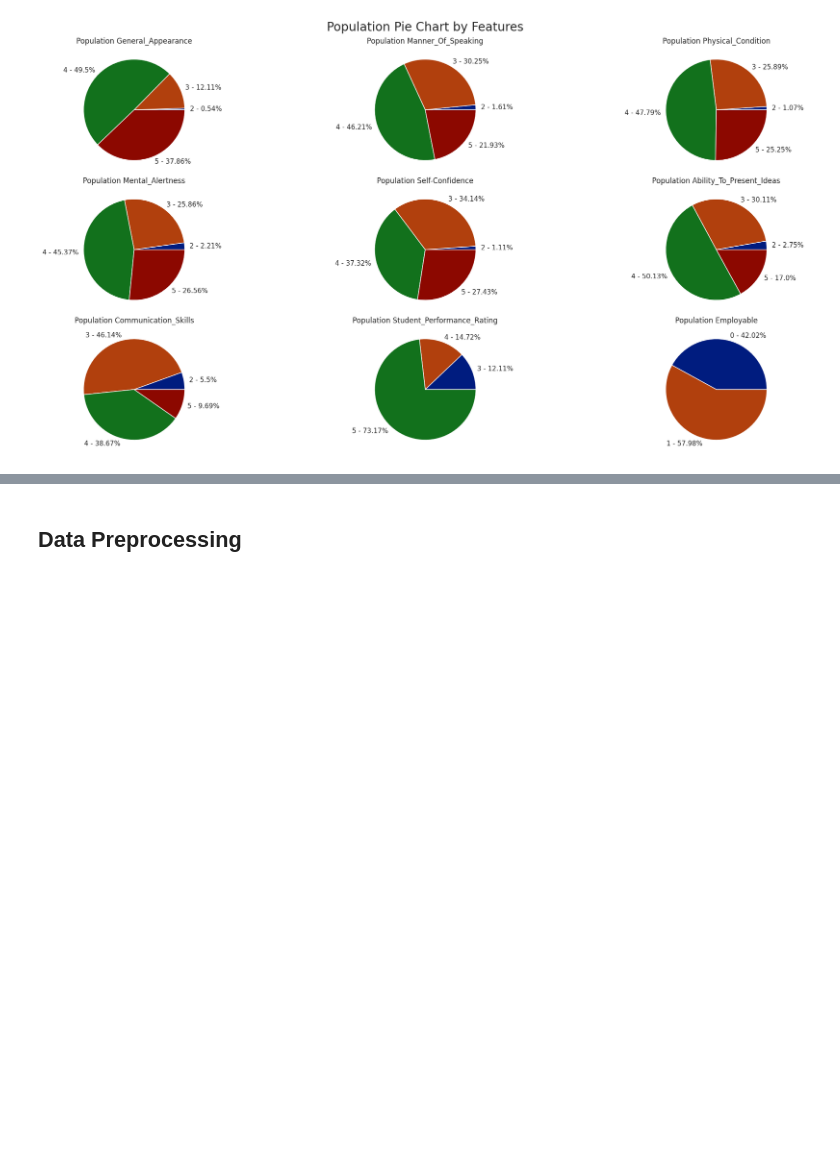
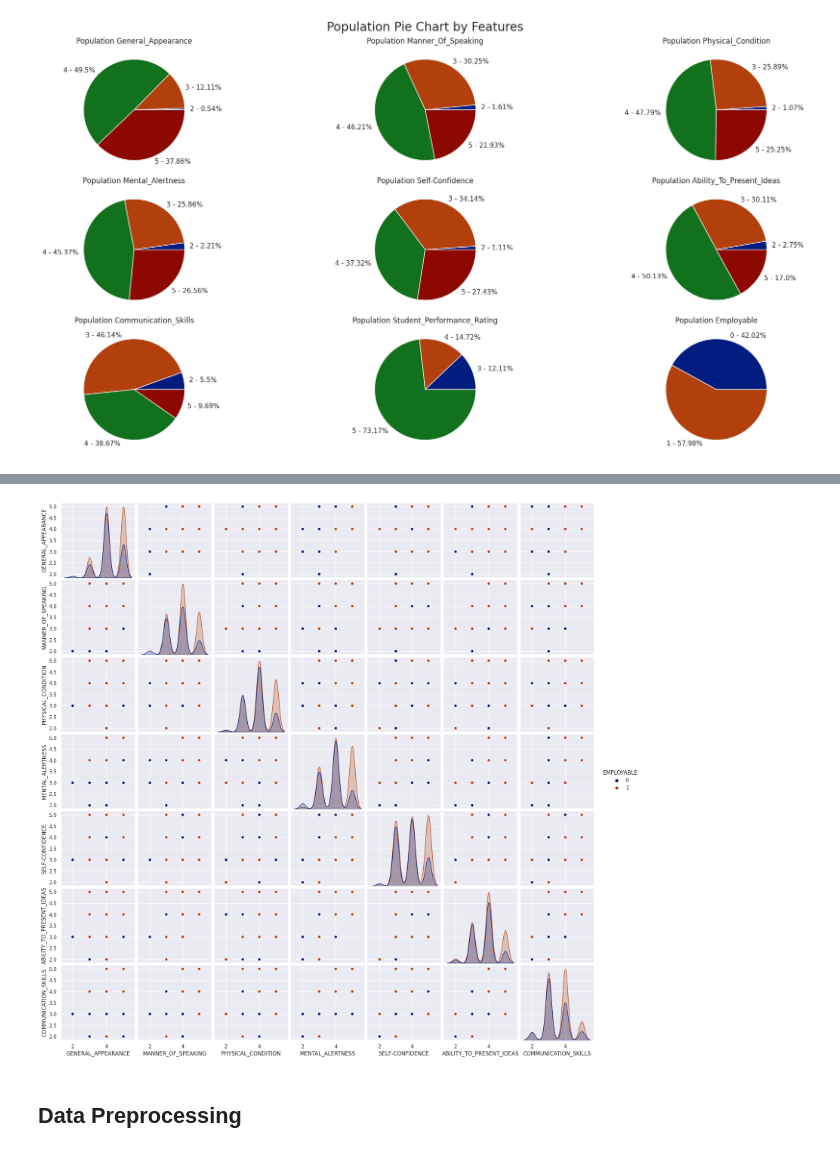
Before and after one commit to mahoangnhatphi/mle501, a Jupyter notebook: MSE_K12_MLE501_Ma_Hoang_Nhat_Phi.ipynb, the cells around one changed output, grey strips where cells are left out. Cells and saved outputs as stored; diff of their text form; code cells hidden in the pictures; blank space fills up the shorter version.

```diff
--- a/MSE_K12_MLE501_Ma_Hoang_Nhat_Phi.ipynb
+++ b/MSE_K12_MLE501_Ma_Hoang_Nhat_Phi.ipynb
@@ -358,3 +492,22 @@ plt.show()
+# %%
+sns.pairplot(
+    vars = [
+        'GENERAL_APPEARANCE',
+        'MANNER_OF_SPEAKING',
+        'PHYSICAL_CONDITION',
+        'MENTAL_ALERTNESS',
+        'SELF-CONFIDENCE',
+        'ABILITY_TO_PRESENT_IDEAS',
+        'COMMUNICATION_SKILLS'
+    ],
+    hue = 'EMPLOYABLE',
+    kind = 'scatter',
+    data = data
+)
+
+plt.show()
+# %% [output]
+[figure, added]
 # %% [markdown]
 ## Data Preprocessing
 # %%
```
Also changed, not shown: parts of 7 cells of this notebook.
